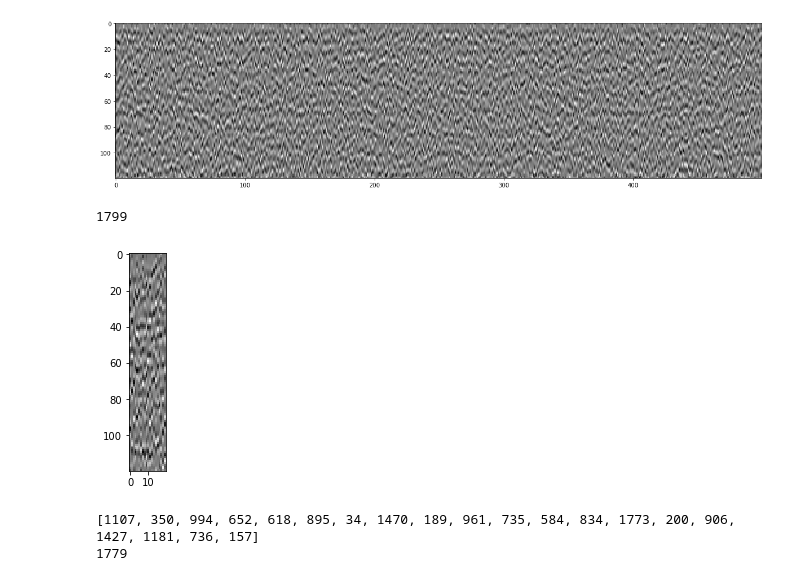
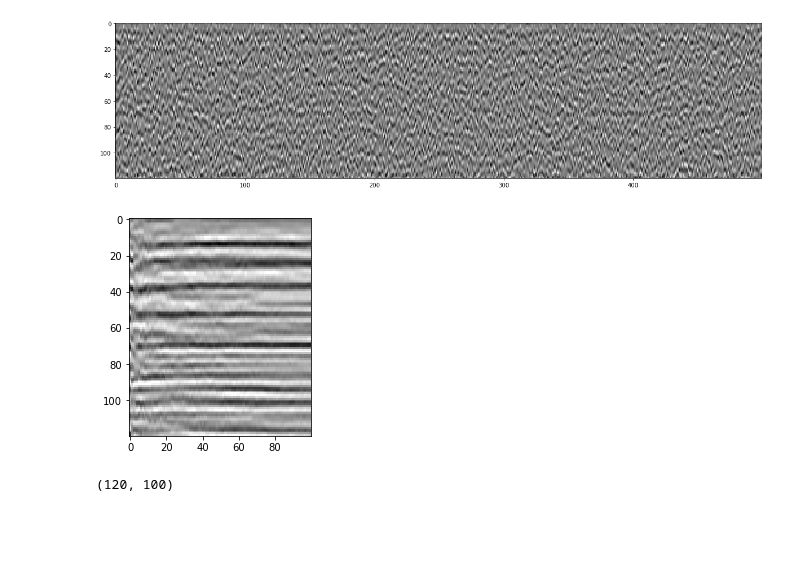
Before and after one commit to fernandovr89/OBCInter, a Jupyter notebook: AI111_xgboost/01_feature_xgb.ipynb, the cells around one changed output. Drawn from its saved outputs; the diff is of its cells as text; code cells hidden in the pictures; blank space fills up the shorter version.

```diff
--- a/AI111_xgboost/01_feature_xgb.ipynb
+++ b/AI111_xgboost/01_feature_xgb.ipynb
@@ -377,22 +377,26 @@ plt.show()
 # %% [output]
 [figure]
 # %%
-print(len(convH_comp[:,0]))
+#print(len(convH_comp[:,0]))
 nrand = len(convH_comp[:,0])
-nrand = 20
+nrand = 100
 list_torand = list(range(0,len(convH_comp[:,0])))
 list_rand = []
+sum_convH_rand = np.zeros((convH_comp[0].size,nrand))
 for it in range(nrand):
     it_rand = list_torand[np.random.randint(0,len(list_torand)-it)]
     list_torand.remove(it_rand)
     list_rand.append(it_rand)
+#    print(sum_convH_rand[:,it].reshape(convH_comp[0].size,1).shape)
+#    print((np.sum(convH_comp[list_rand,:],axis=0).shape))
+    temp_sum = np.sum(convH_comp[list_rand,:],axis=0)
+    sum_convH_rand[:,it] = sum_convH_rand[:,it] + temp_sum/np.amax(temp_sum)
 
-plt.imshow(convH_comp[list_rand,:].transpose(),cmap='gray')
+plt.imshow(sum_convH_rand,cmap='gray')
 plt.show()
-print(list_rand)
-print(len(list_torand))
+#print(list_rand)
+#print(len(list_torand))
+print(sum_convH_rand.shape)
 # %% [output]
+[figure, new version]
-1799
+(120, 100)
-[figure, old version]
-[1107, 350, 994, 652, 618, 895, 34, 1470, 189, 961, 735, 584, 834, 1773, 200, 906, 1427, 1181, 736, 157]
-1779
```
Also changed, not shown: 1 other file.
